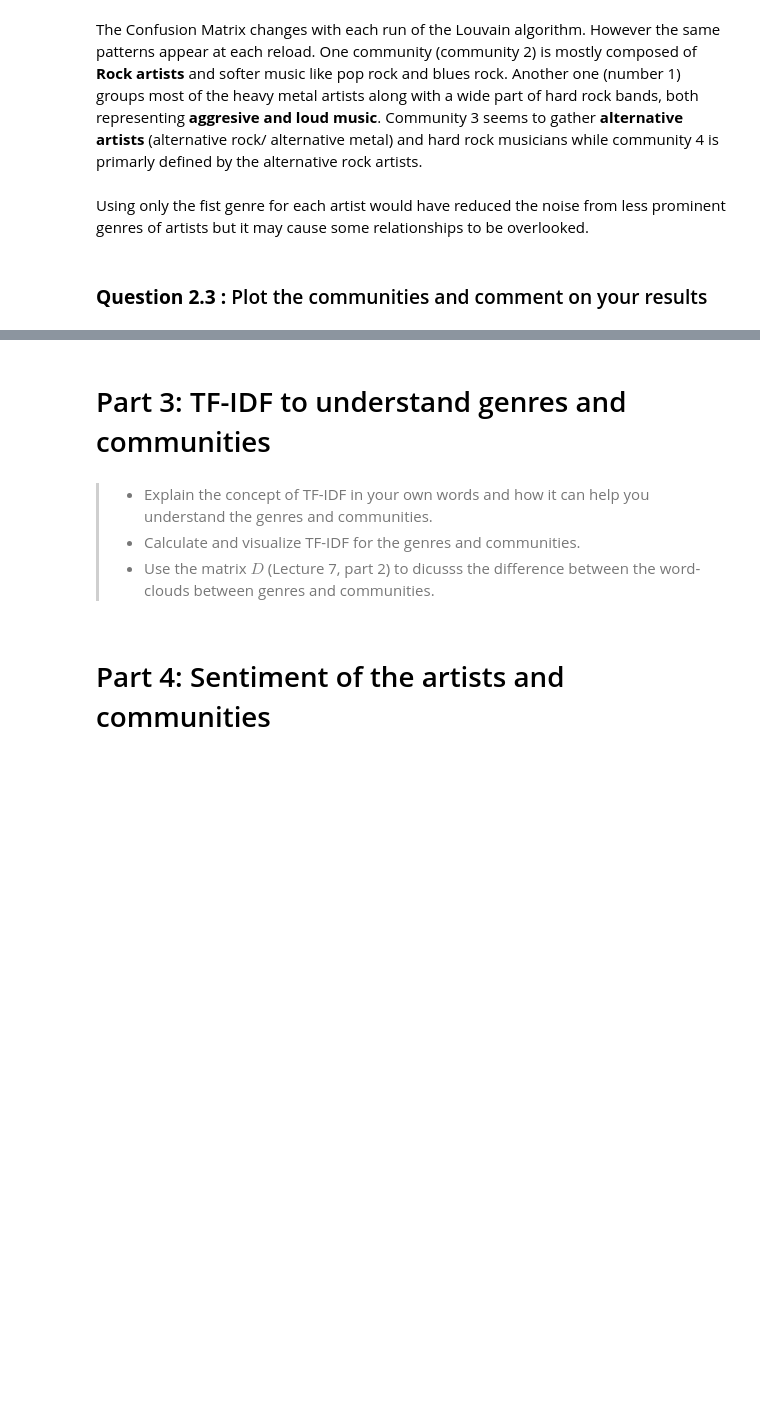
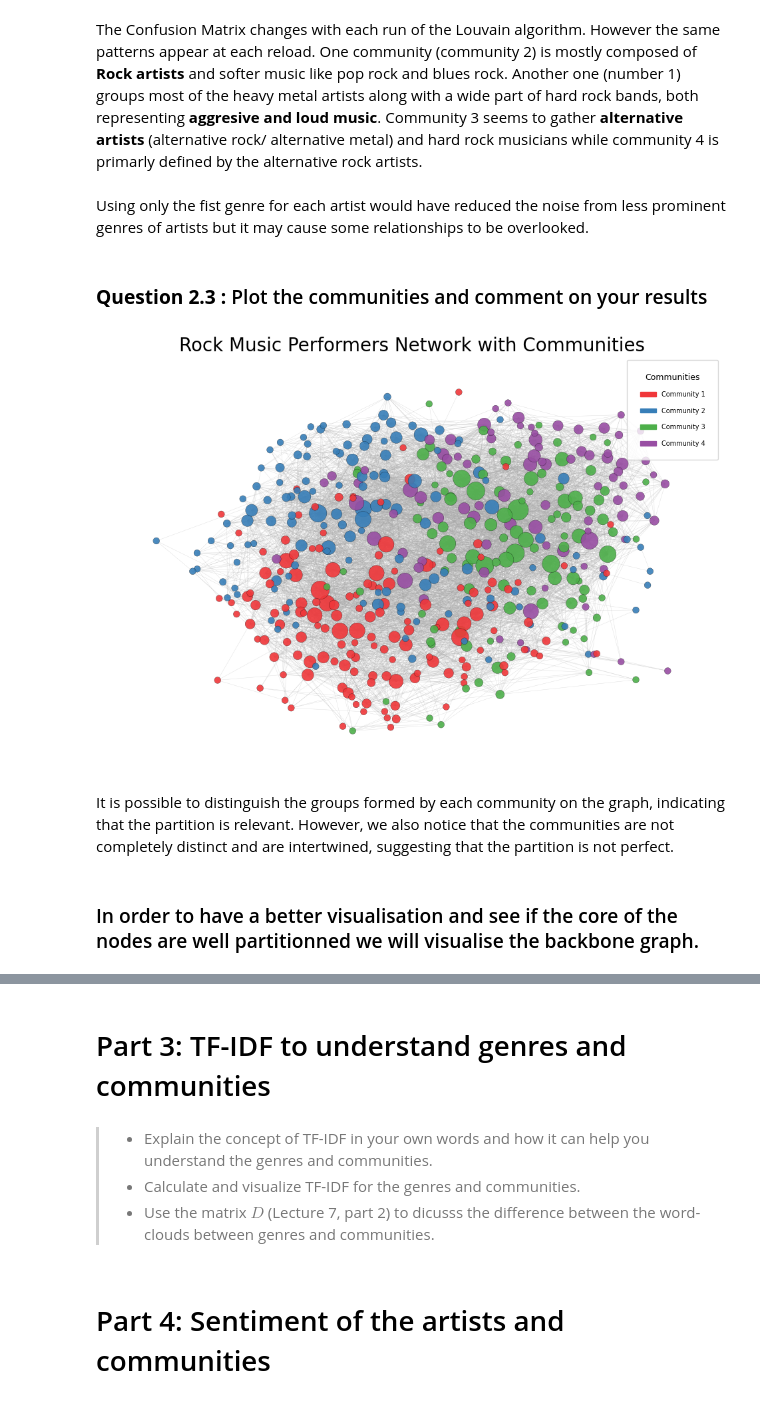
Before and after one commit to Azri-oss/Social_Graphs_Assignment_1, a Jupyter notebook: Assignment_2/Assingment2_Group14.ipynb, the cells around one changed output, grey strips where cells are left out. Saved outputs shown, nothing was run; the diff lists cells and outputs as text; code cells hidden in the pictures; blank space fills up the shorter version.

```diff
--- a/Assignment_2/Assingment2_Group14.ipynb
+++ b/Assignment_2/Assingment2_Group14.ipynb
@@ -371,3 +373,75 @@ One community (community 2) is mostly composed of **Rock artists** and softer mu
 Using only the fist genre for each artist would have reduced the noise from less prominent genres of artists but it may cause some relationships to be overlooked.
 # %% [markdown]
 ### **Question 2.3 :** Plot the communities and comment on your results
+# %%
+pos = nx.drawing.forceatlas2_layout(G_undirected)
+
+def draw_graph_with_communities(G_undirected, pos, list_communities_louvain, title="Rock Music Performers Network with Communities"):
+
+    # Sort communities by size and keep all communities because they are a few
+    partition_sorted = sorted(list_communities_louvain, key=len, reverse=True)
+    top_communities = partition_sorted
+
+    # Manage node sizes based on degree
+    deg_dict = dict(G_undirected.degree())
+    node_sizes = [max(50, d * 4) for d in deg_dict.values()]
+
+    # Create a mapping from node to community index
+    node_to_comm = {}
+    for idx, comm in enumerate(top_communities):
+        for node in comm:
+            node_to_comm[node] = idx
+
+    # Prepare colormap
+    n_colors = max(1, len(top_communities))
+    custom_colors = [
+        "#f0373a",
+        "#377eb8",
+        "#4daf4a",
+        "#984ea3",
+        "#fba34c",
+        "#fbfb50",
+    ]
+
+    # Buils a node color list based on community membership
+    node_colors = []
+    for node in G_undirected.nodes():
+        comm = node_to_comm.get(node)
+        if comm is not None and comm < len(custom_colors):
+            node_colors.append(custom_colors[comm])
+        else:
+            node_colors.append("#d3d3d3")
+
+
+    # Create legend entries for each community color
+    legend_patches = [
+        mpatches.Patch(color=custom_colors[i], label=f"Community {i + 1}")
+        for i in range(len(top_communities))
+    ]
+
+    # Draw the graph
+    plt.figure(figsize=(12, 8))
+    nx.draw_networkx_nodes(G_undirected, pos, node_color=node_colors, node_size=node_sizes, linewidths=0.2, edgecolors='black', alpha=0.9)
+    nx.draw_networkx_edges(G_undirected, pos, alpha=0.4, width=0.3, edge_color="#a9a9a9")
+    plt.legend(
+        handles=legend_patches,
+        title="Communities",
+        fontsize=7,  # Larger font for legend items
+        title_fontsize=9,  # Larger font for legend title
+        loc='upper right',
+        markerscale=2,  # Increase marker scale for better visibility
+        borderpad=2,  # Increase padding inside the legend box
+        labelspacing=1.5,  # Increase space between legend items
+        handlelength=2.5  # Increase length of color patches
+    )
+    plt.axis('off')
+    plt.title(title, fontsize=20)
+    plt.show()
+
+draw_graph_with_communities(G_undirected, pos, list_communities_louvain)
+# %% [output]
+[figure, added]
+# %% [markdown]
+It is possible to distinguish the groups formed by each community on the graph, indicating that the partition is relevant. However, we also notice that the communities are not completely distinct and are intertwined, suggesting that the partition is not perfect.
+# %% [markdown]
+### In order to have a better visualisation and see if the core of the nodes are well partitionned we will visualise the backbone graph.
```
Also changed, not shown: parts of 6 cells of this notebook, 1 other file.
